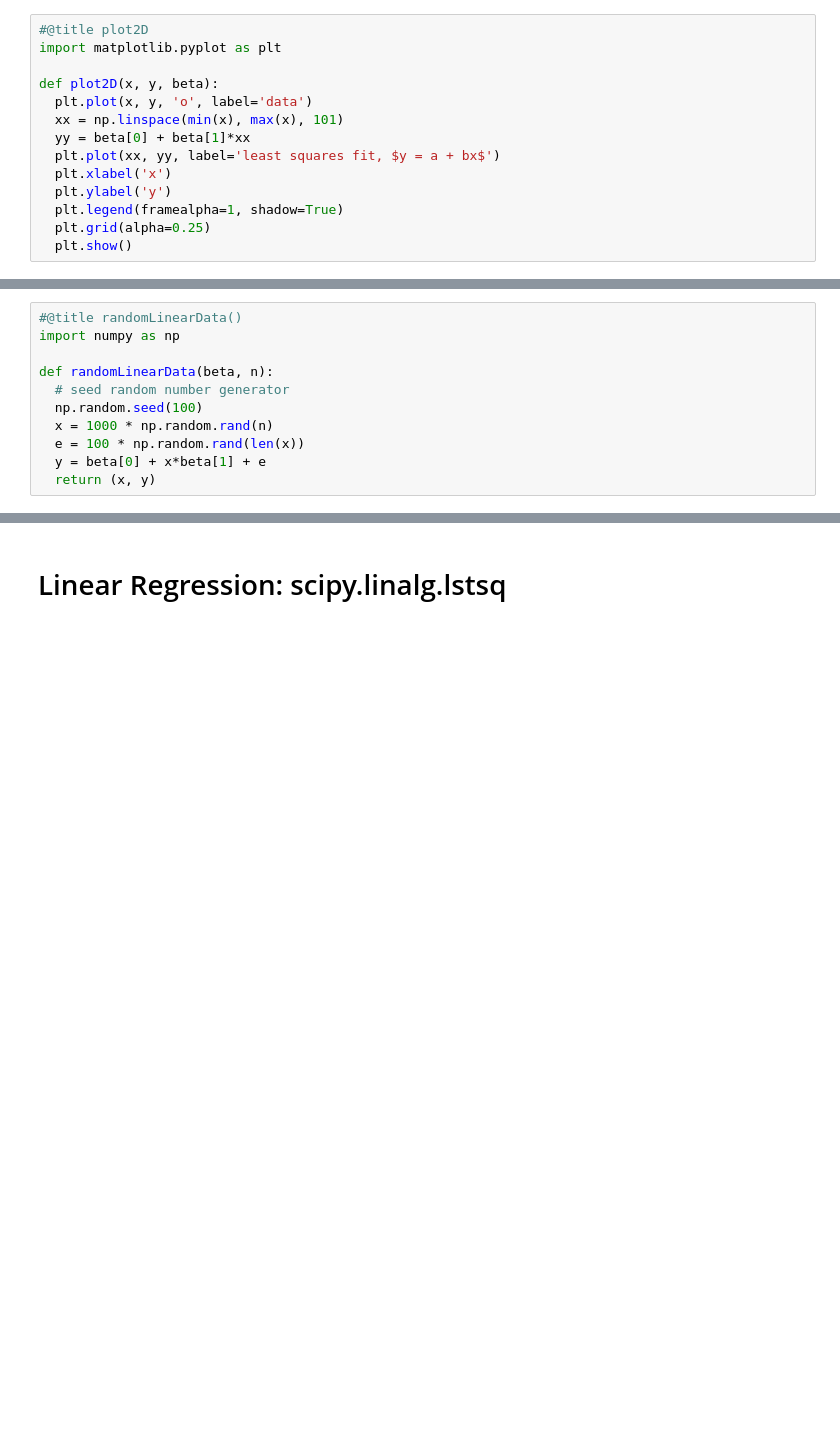
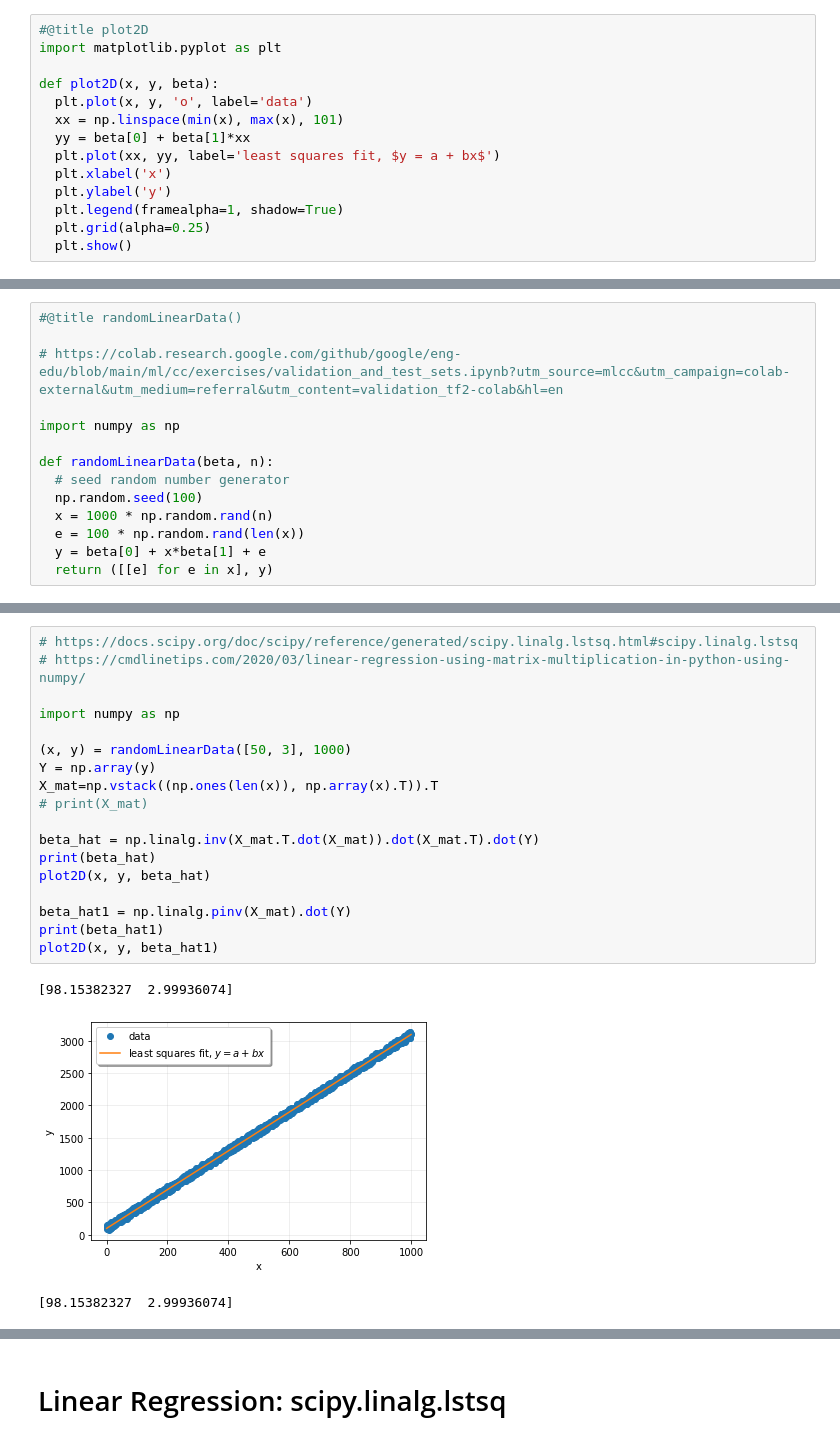
Before and after one commit to dhan16/colabs, a Jupyter notebook: ml/Linear_Regression.ipynb, the cells around one changed output, grey strips where cells are left out. Saved outputs shown, nothing was run; the diff lists cells and outputs as text; blank space fills up the shorter version.

```diff
--- a/ml/Linear_Regression.ipynb
+++ b/ml/Linear_Regression.ipynb
@@ -42,5 +40,8 @@ def plot2D(x, y, beta):
 # %%
 #@title randomLinearData()
+
+# https://colab.research.google.com/github/google/eng-edu/blob/main/ml/cc/exercises/validation_and_test_sets.ipynb?utm_source=mlcc&utm_campaign=colab-external&utm_medium=referral&utm_content=validation_tf2-colab&hl=en
+
 import numpy as np
 
 def randomLinearData(beta, n):
@@ -49,4 +50,4 @@ def randomLinearData(beta, n):
   x = 1000 * np.random.rand(n)
   e = 100 * np.random.rand(len(x))
   y = beta[0] + x*beta[1] + e
-  return (x, y)
+  return ([[e] for e in x], y)
@@ -67,0 +58,22 @@ plot2D(x, y, p)
+# %%
+# https://docs.scipy.org/doc/scipy/reference/generated/scipy.linalg.lstsq.html#scipy.linalg.lstsq
+# https://cmdlinetips.com/2020/03/linear-regression-using-matrix-multiplication-in-python-using-numpy/
+
+import numpy as np
+
+(x, y) = randomLinearData([50, 3], 1000)
+Y = np.array(y)
+X_mat=np.vstack((np.ones(len(x)), np.array(x).T)).T
+# print(X_mat)
+
+beta_hat = np.linalg.inv(X_mat.T.dot(X_mat)).dot(X_mat.T).dot(Y)
+print(beta_hat)
+plot2D(x, y, beta_hat)
+
+beta_hat1 = np.linalg.pinv(X_mat).dot(Y)
+print(beta_hat1)
+plot2D(x, y, beta_hat1)
+# %% [output]
+[98.15382327  2.99936074]
+[figure, added]
+[98.15382327  2.99936074]
```
Also changed, not shown: parts of 9 cells of this notebook.
